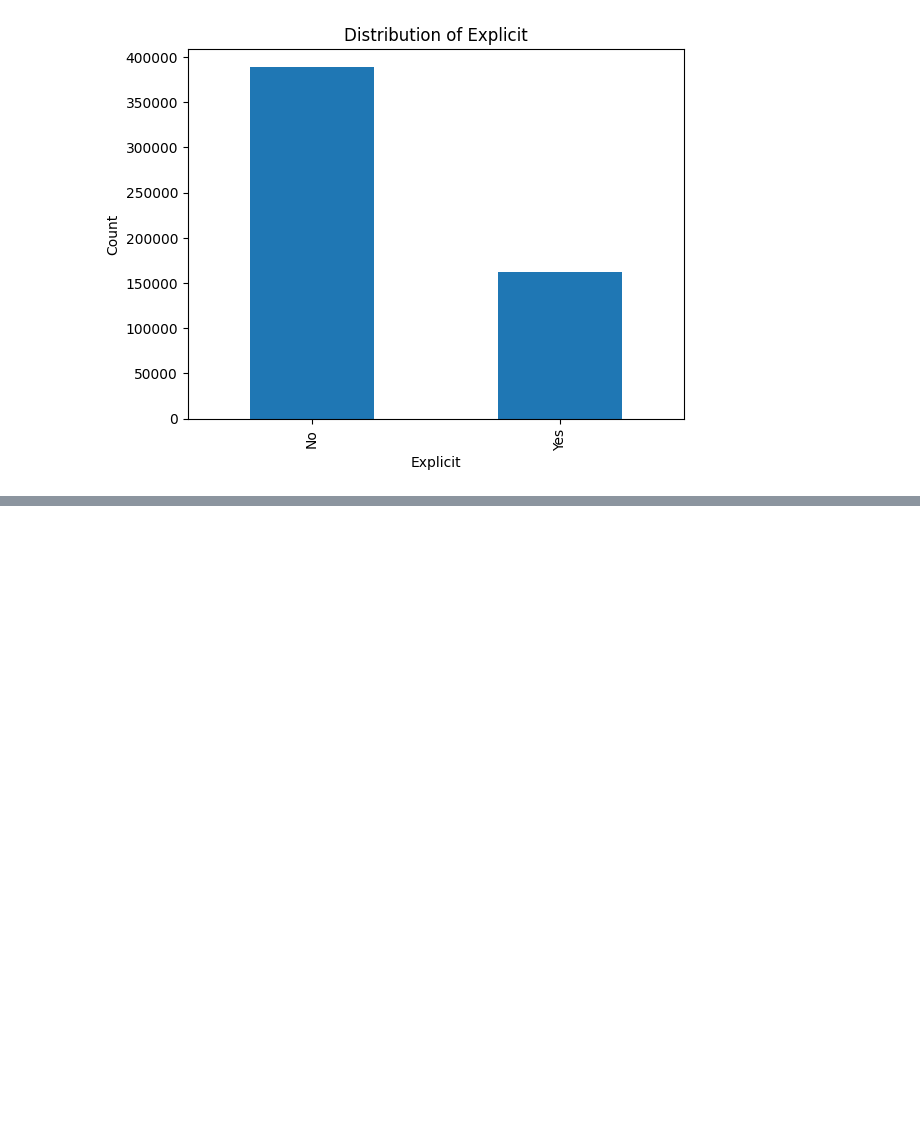
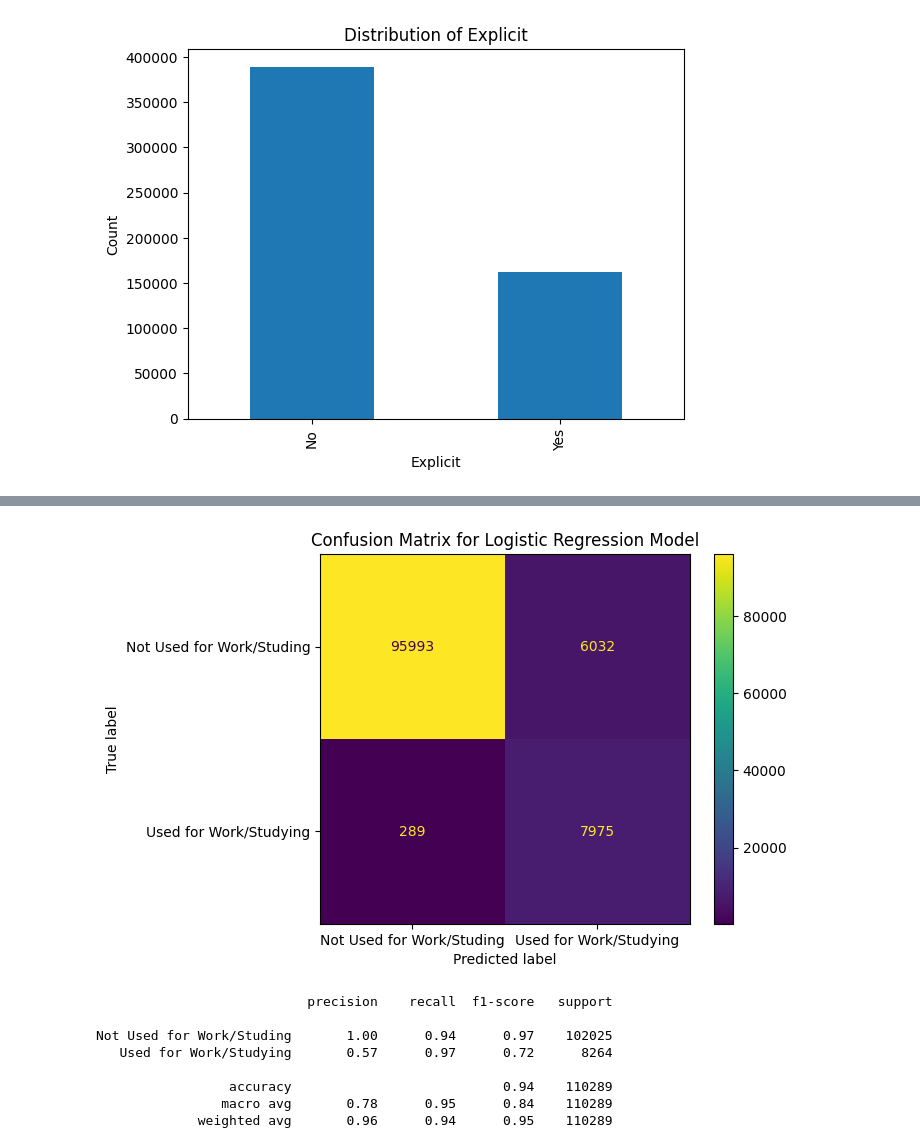
Before and after one commit to natalie-s11/ML_Final_Project, a Jupyter notebook: notebook.ipynb, the cells around one changed output, grey strips where cells are left out. Drawn from its saved outputs; the diff is of its cells as text; code cells hidden in the pictures; blank space fills up the shorter version.

```diff
--- a/notebook.ipynb
+++ b/notebook.ipynb
@@ -359,0 +458,11 @@ plt.show()
+# %%
+# create pipeline with column transformer and logistic regression model
+# use solver = 'saga' and class_weight='balanced'
+pipeline2 = Pipeline(steps=[
+    ('prep', X_raw),
+    ('model', LogisticRegression(max_iter=1000, solver='saga', class_weight='balanced', random_state=42))
+])
+
+
+# fit the data into pipeline
+pipeline2.fit(X_train, y_train)
@@ -359,0 +487,24 @@ plt.show()
+# %%
+# use the pipeline to predict on the test set and then create a confusion matrix and classification report to evaluate the model performance
+# predict
+y_pred_2 = pipeline2.predict(X_test)
+# create confusion matrix and classification report
+confusion_matrix2 = confusion_matrix(y_test, y_pred_2)
+# create the display of the confusion matrix
+disp1 = ConfusionMatrixDisplay(confusion_matrix=confusion_matrix2, display_labels=['Not Used for Work/Studing', 'Used for Work/Studying'])
+# plot it
+disp1.plot()
+plt.title('Confusion Matrix for Logistic Regression Model')
+plt.show()
+#print classification report with correct target names
+print(classification_report(y_test, y_pred_2, target_names=['Not Used for Work/Studing', 'Used for Work/Studying']))
+# %% [output]
+[figure, added]
+                           precision    recall  f1-score   support
+
+Not Used for Work/Studing       1.00      0.94      0.97    102025
+   Used for Work/Studying       0.57      0.97      0.72      8264
+
+                 accuracy                           0.94    110289
+                macro avg       0.78      0.95      0.84    110289
+             weighted avg       0.96      0.94      0.95    110289
```
Also changed, not shown: parts of 29 cells of this notebook, 1 other file.
